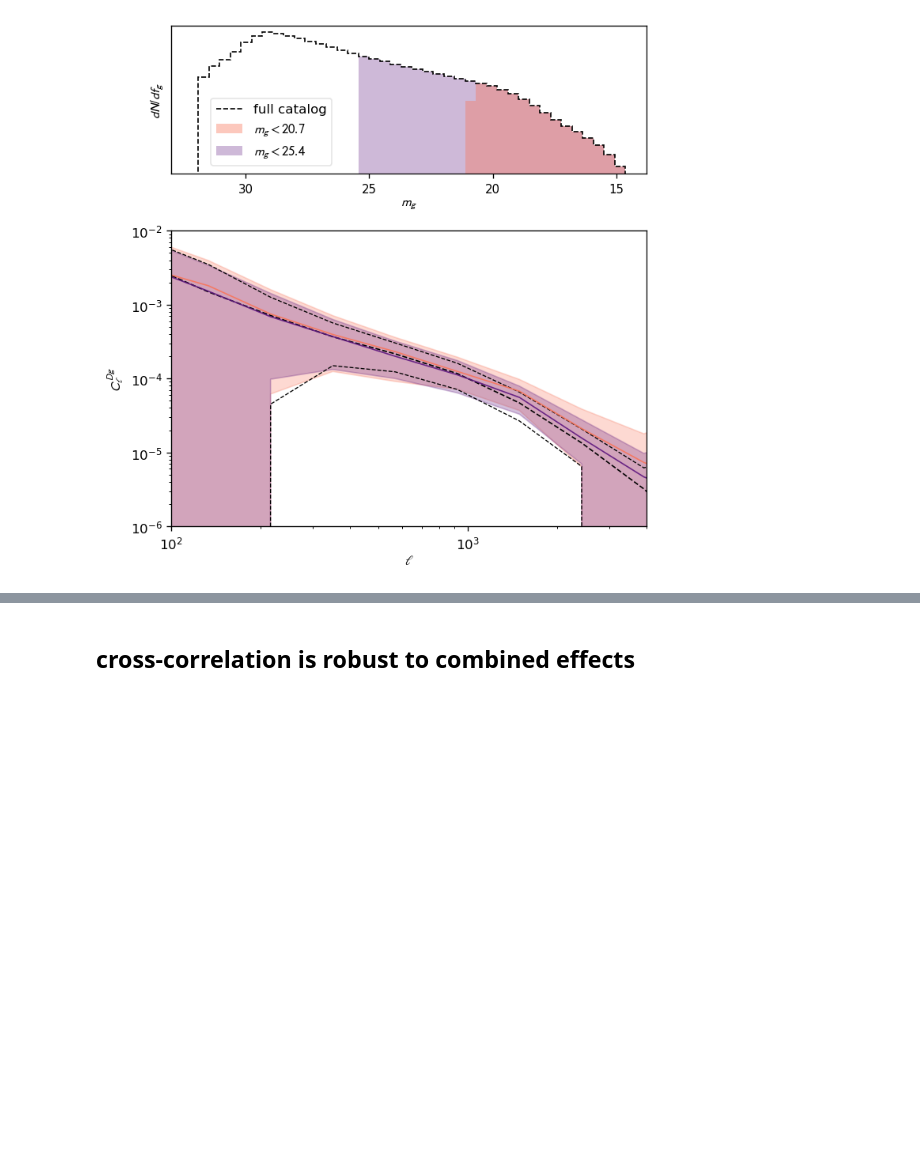
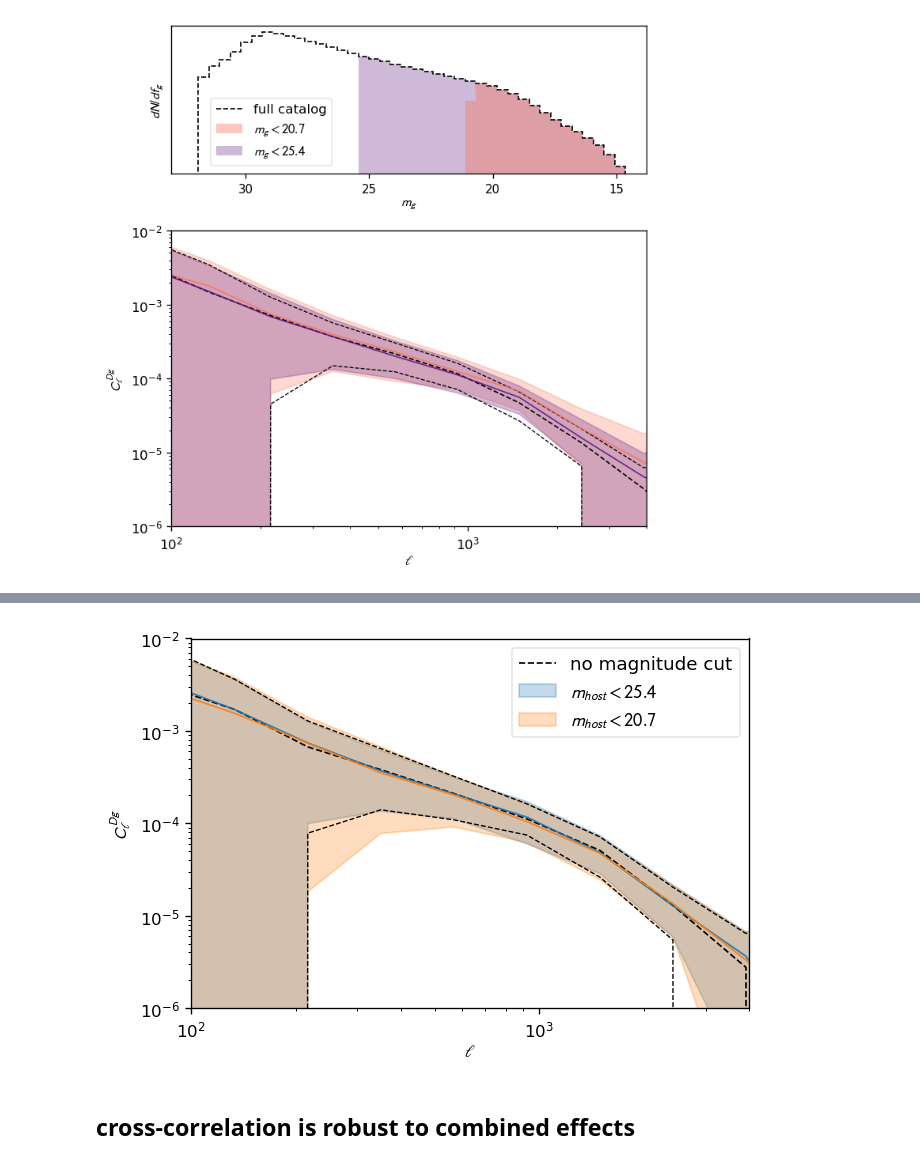
Before and after one commit to aqcheng/illustris_frb, a Jupyter notebook: notebooks/paper_figures.ipynb, the cells around one changed output, grey strips where cells are left out. Cells and saved outputs as stored; diff of their text form; code cells hidden in the pictures; blank space fills up the shorter version.

```diff
--- a/notebooks/paper_figures.ipynb
+++ b/notebooks/paper_figures.ipynb
@@ -618,3 +701,8 @@ plt.savefig(os.path.join(figpath, 'galaxy_mag.pdf'))
+# %%
+subplot_from_dict(res['host_m_g_cutoffs'], whichkeys=m_host_cutoffs, labels=lambda x: r'$m_{host}' + f'< {x}$',
+                  ref_ClDg=fid_ClDgs, ref_label='no magnitude cut')
+# %% [output]
+[figure, added]
 # %% [markdown]
 ## cross-correlation is robust to combined effects
 # %%
```
Also changed, not shown: parts of 9 cells of this notebook, 5 other files.
